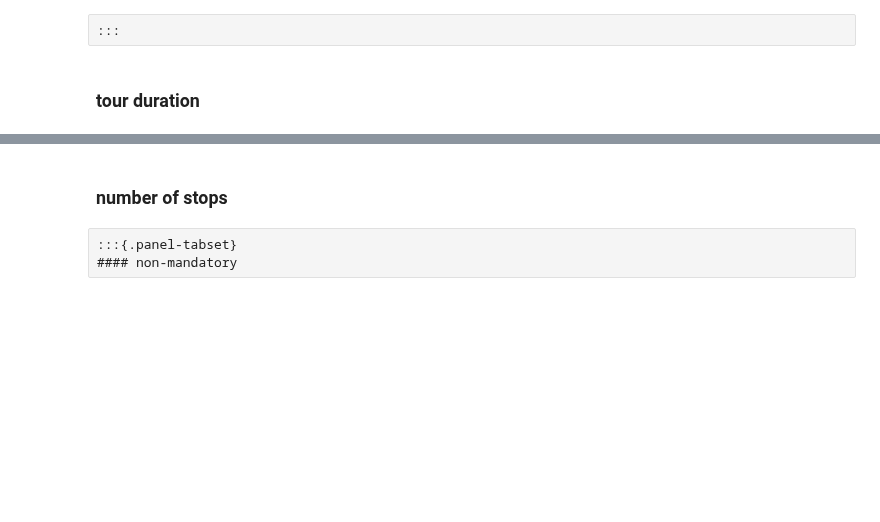
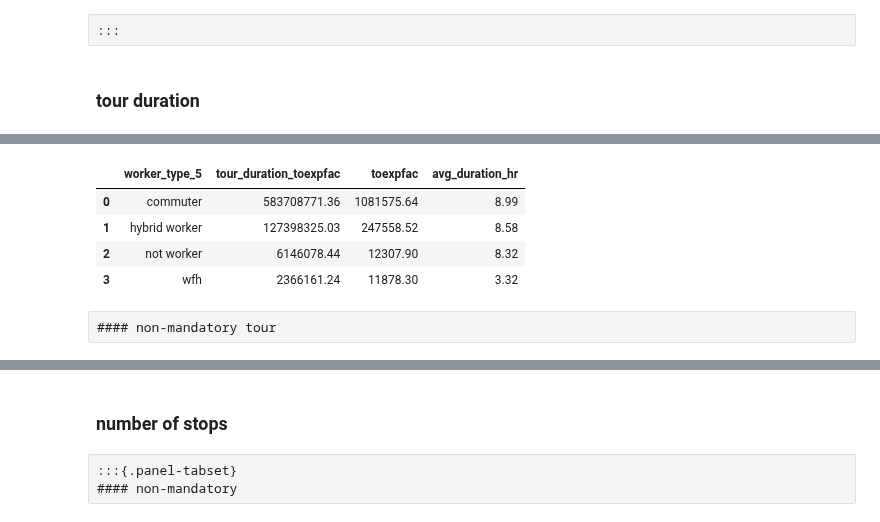
Before and after one commit to psrc/soundcast, a Jupyter notebook: scripts/summarize/validation/validation_scripts/telecommute_analysis.ipynb, the cells around one changed output, grey strips where cells are left out. Saved outputs shown, nothing was run; the diff lists cells and outputs as text; code cells hidden in the pictures; blank space fills up the shorter version.

```diff
--- a/scripts/summarize/validation/validation_scripts/telecommute_analysis.ipynb
+++ b/scripts/summarize/validation/validation_scripts/telecommute_analysis.ipynb
@@ -430,0 +443,19 @@ for sc in survey_person_day['source'].unique():
+# %%
+def print_avg_duration(tourdata):
+    df = tourdata.copy()
+    df['tour_duration_toexpfac'] = df['tour_duration'] * df['toexpfac']
+
+    df_plot = df.groupby(['worker_type_5']).agg({'tour_duration_toexpfac':'sum',
+                                                'toexpfac':'sum'}).reset_index()
+    df_plot['avg_duration_hr'] = df_plot['tour_duration_toexpfac']/df_plot['toexpfac']/60
+    display(df_plot.style.format(precision=2))
+
+print_avg_duration(survey_work_tour)
+# %% [output]
+|  | worker_type_5 | tour_duration_toexpfac | toexpfac | avg_duration_hr |
+| 0 | commuter | 583708771.36 | 1081575.64 | 8.99 |
+| 1 | hybrid worker | 127398325.03 | 247558.52 | 8.58 |
+| 2 | not worker | 6146078.44 | 12307.90 | 8.32 |
+| 3 | wfh | 2366161.24 | 11878.30 | 3.32 |
+# %% [raw]
+#### non-mandatory tour
```
Also changed, not shown: parts of 25 cells of this notebook.
